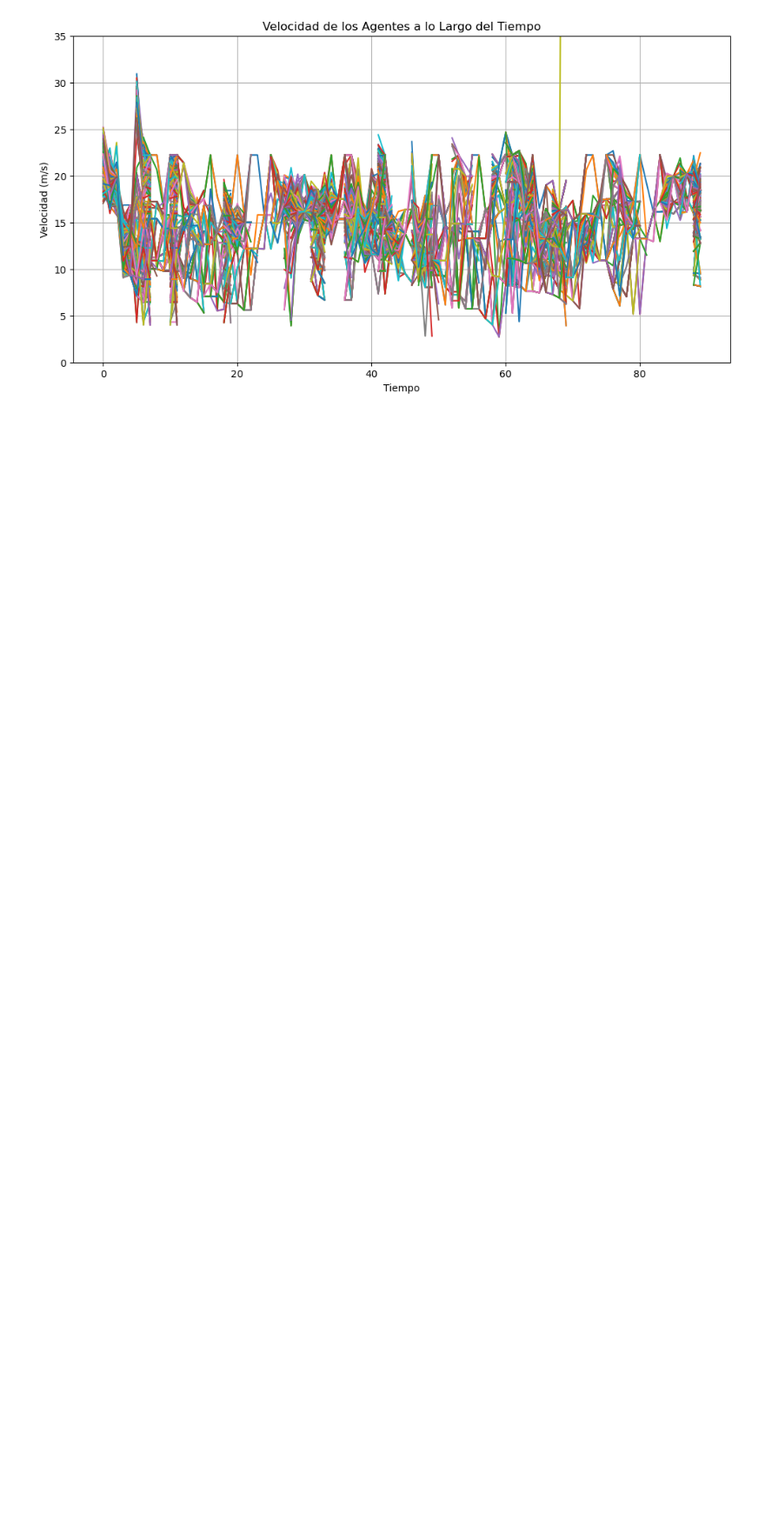
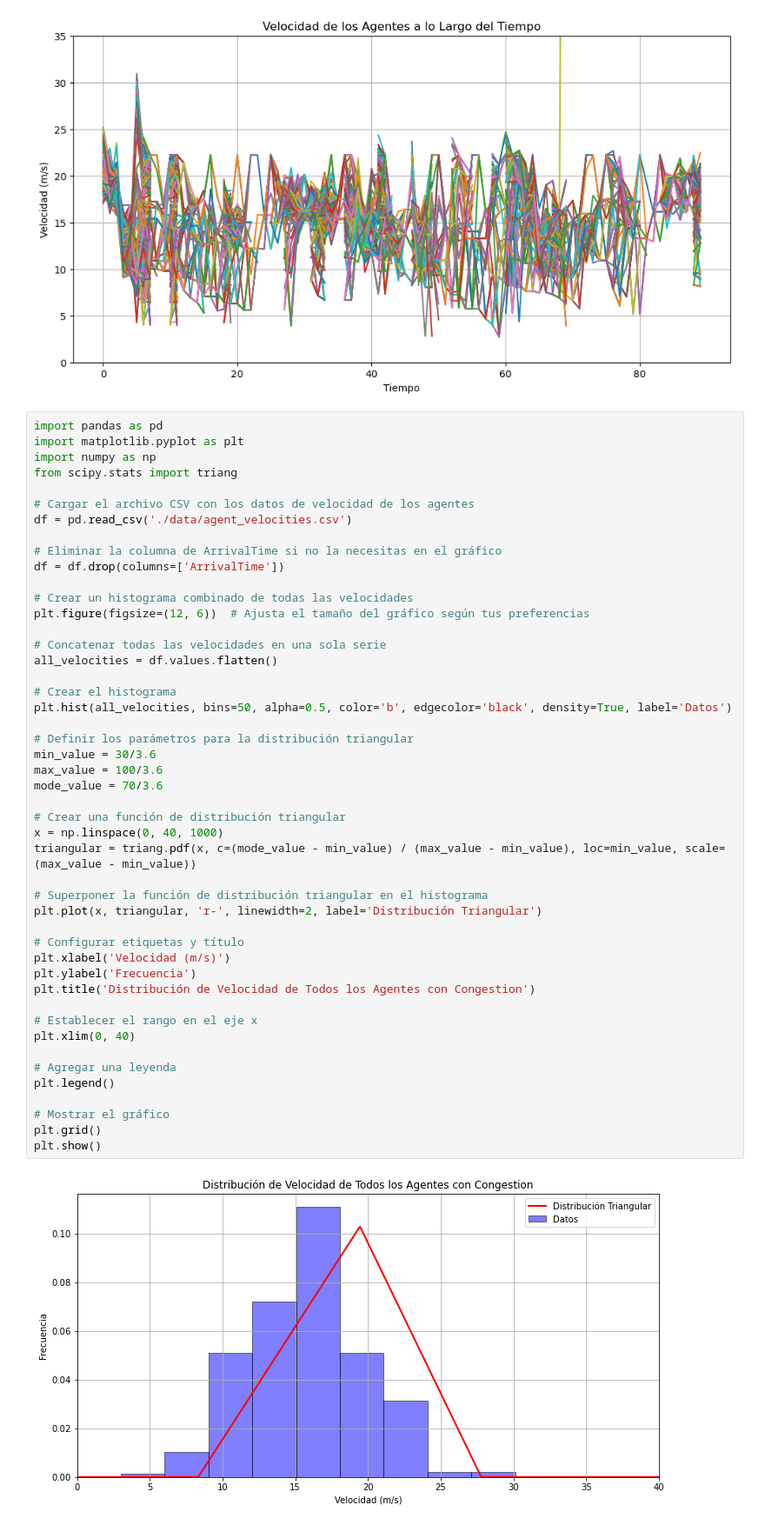
Before and after one commit to azulnogueraa/Agent-Based-Model---Gral-Paz, a Jupyter notebook: simulacion.ipynb, the cells around one changed output. Shown at 87% size. Saved outputs shown, nothing was run; the diff lists cells and outputs as text; blank space fills up the shorter version.

```diff
--- a/simulacion.ipynb
+++ b/simulacion.ipynb
@@ -707,3 +708,52 @@ plt.grid()
 plt.show()
 # %% [output]
 [figure]
+# %%
+import pandas as pd
+import matplotlib.pyplot as plt
+import numpy as np
+from scipy.stats import triang
+
+# Cargar el archivo CSV con los datos de velocidad de los agentes
+df = pd.read_csv('./data/agent_velocities.csv')
+
+# Eliminar la columna de ArrivalTime si no la necesitas en el gráfico
+df = df.drop(columns=['ArrivalTime'])
+
+# Crear un histograma combinado de todas las velocidades
+plt.figure(figsize=(12, 6))  # Ajusta el tamaño del gráfico según tus preferencias
+
+# Concatenar todas las velocidades en una sola serie
+all_velocities = df.values.flatten()
+
+# Crear el histograma
+plt.hist(all_velocities, bins=50, alpha=0.5, color='b', edgecolor='black', density=True, label='Datos')
+
+# Definir los parámetros para la distribución triangular
+min_value = 30/3.6
+max_value = 100/3.6
+mode_value = 70/3.6
+
+# Crear una función de distribución triangular
+x = np.linspace(0, 40, 1000)
+triangular = triang.pdf(x, c=(mode_value - min_value) / (max_value - min_value), loc=min_value, scale=(max_value - min_value))
+
+# Superponer la función de distribución triangular en el histograma
+plt.plot(x, triangular, 'r-', linewidth=2, label='Distribución Triangular')
+
+# Configurar etiquetas y título
+plt.xlabel('Velocidad (m/s)')
+plt.ylabel('Frecuencia')
+plt.title('Distribución de Velocidad de Todos los Agentes con Congestion')
+
+# Establecer el rango en el eje x
+plt.xlim(0, 40)
+
+# Agregar una leyenda
+plt.legend()
+
+# Mostrar el gráfico
+plt.grid()
+plt.show()
+# %% [output]
+[figure, added]
```
Also changed, not shown: parts of 3 cells of this notebook, 1 other file.
